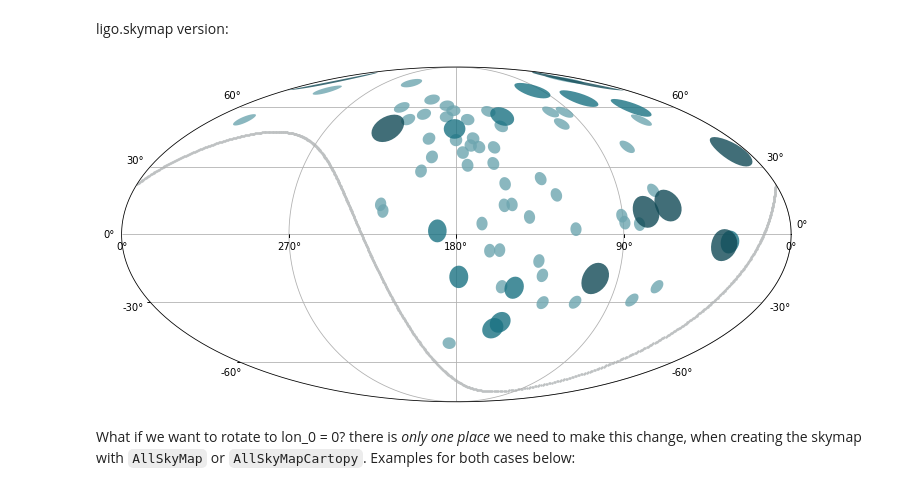
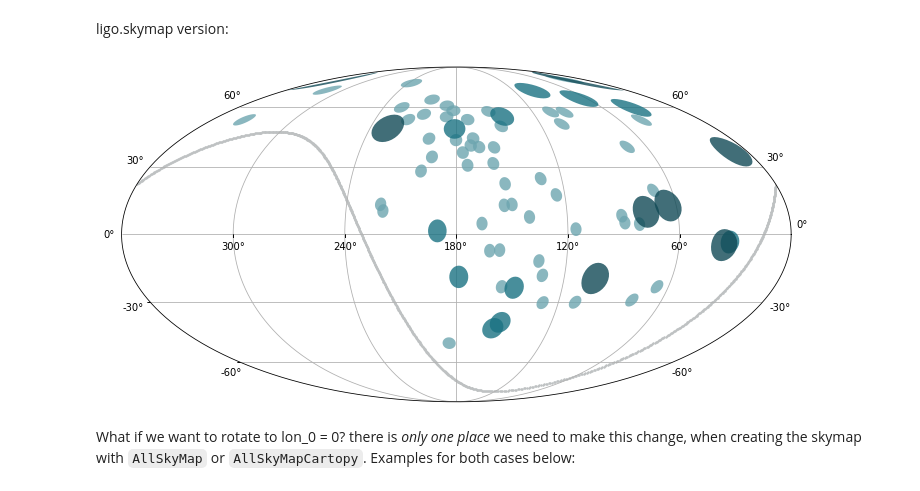
Before and after one commit to uhecr-project/uhecr_model, a Jupyter notebook: uhecr_model/paper_1/figures_deflection_exposure/plot_galactic_coords.ipynb, the cells around one changed output. Drawn from its saved outputs; the diff is of its cells as text; code cells hidden in the pictures.

Commit message:
Updated gridlines/labels

```diff
--- a/uhecr_model/paper_1/figures_deflection_exposure/plot_galactic_coords.ipynb
+++ b/uhecr_model/paper_1/figures_deflection_exposure/plot_galactic_coords.ipynb
@@ -75,7 +75,7 @@ exp_lat = c.galactic.b.deg
 Cartopy version
 # %%
 skymap = AllSkyMapCartopy(lon_0=180)
-skymap.set_gridlines()
+skymap.set_gridlines(dx=60)
 
 # UHECRs
 for lon, lat, E in np.nditer([arrival_direction.glons, arrival_direction.glats, energy]):
@@ -94,20 +94,20 @@ skymap.scatter(exp_lon, exp_lat, s = 2,
 ligo.skymap version:
 # %%
 skymap = AllSkyMap(lon_0=180)
-skymap.ax.grid()
+skymap.set_gridlines()
 
 # UHECRs
 for lon, lat, E in np.nditer([arrival_direction.glons, arrival_direction.glats, energy]):
     i = np.digitize(E, energy_bins) - 1
     skymap.tissot(lon, lat, 3.0 + (i*2),
                   facecolor = uhecr_cmap.colors[i], npts=30, lw=0,
                   alpha = 0.8, zorder = i+2)
 
 # exposure edge
 skymap.scatter(exp_lon, exp_lat, s = 2,
                color = grey, alpha = 1)
 # %% [output]
-[figure, old version]
+[figure, new version]
 # %% [markdown]
 What if we want to rotate to lon_0 = 0? there is *only one place* we need to make this change, when creating the skymap with `AllSkyMap` or `AllSkyMapCartopy`. Examples for both cases below:
 # %%
```
